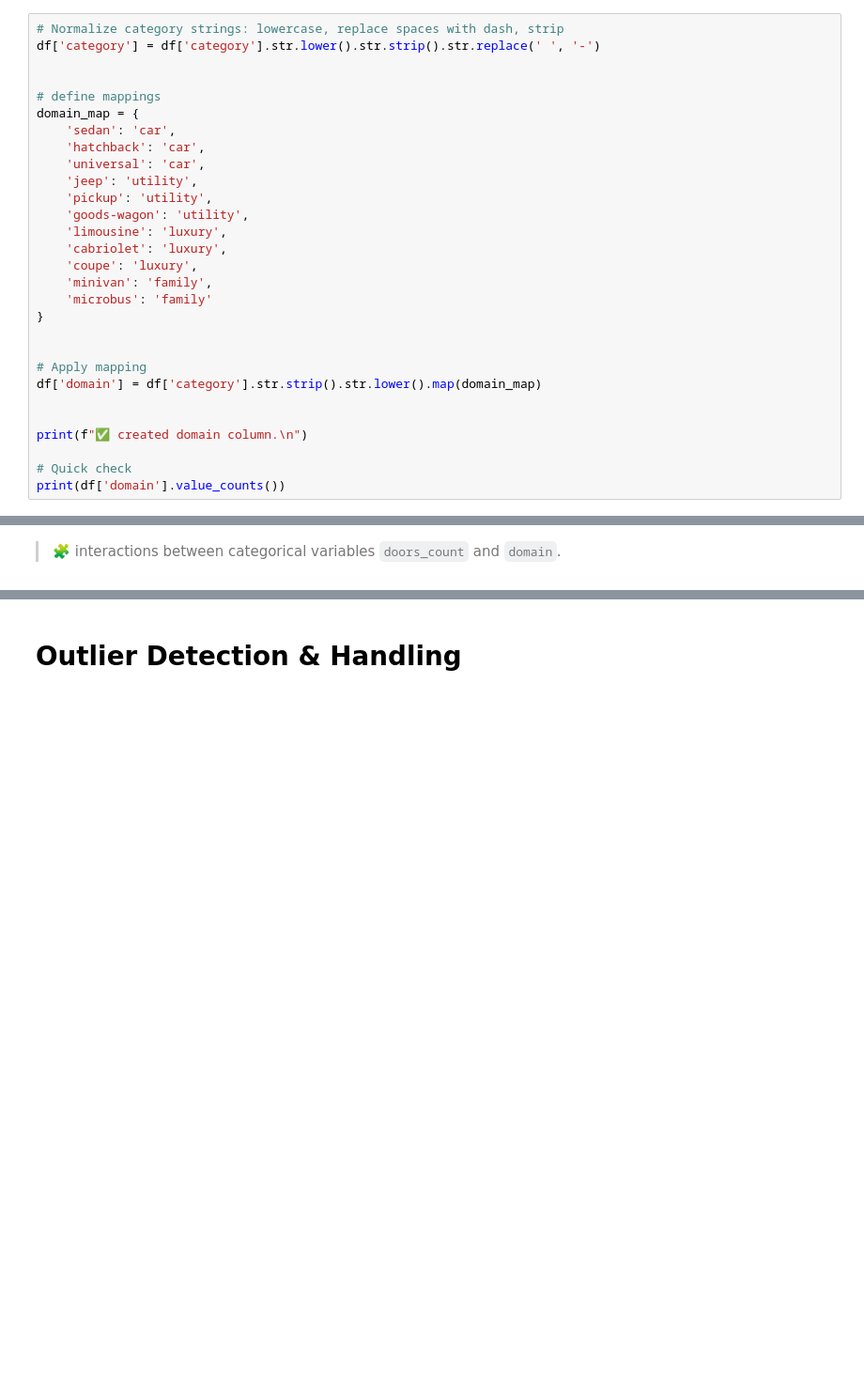
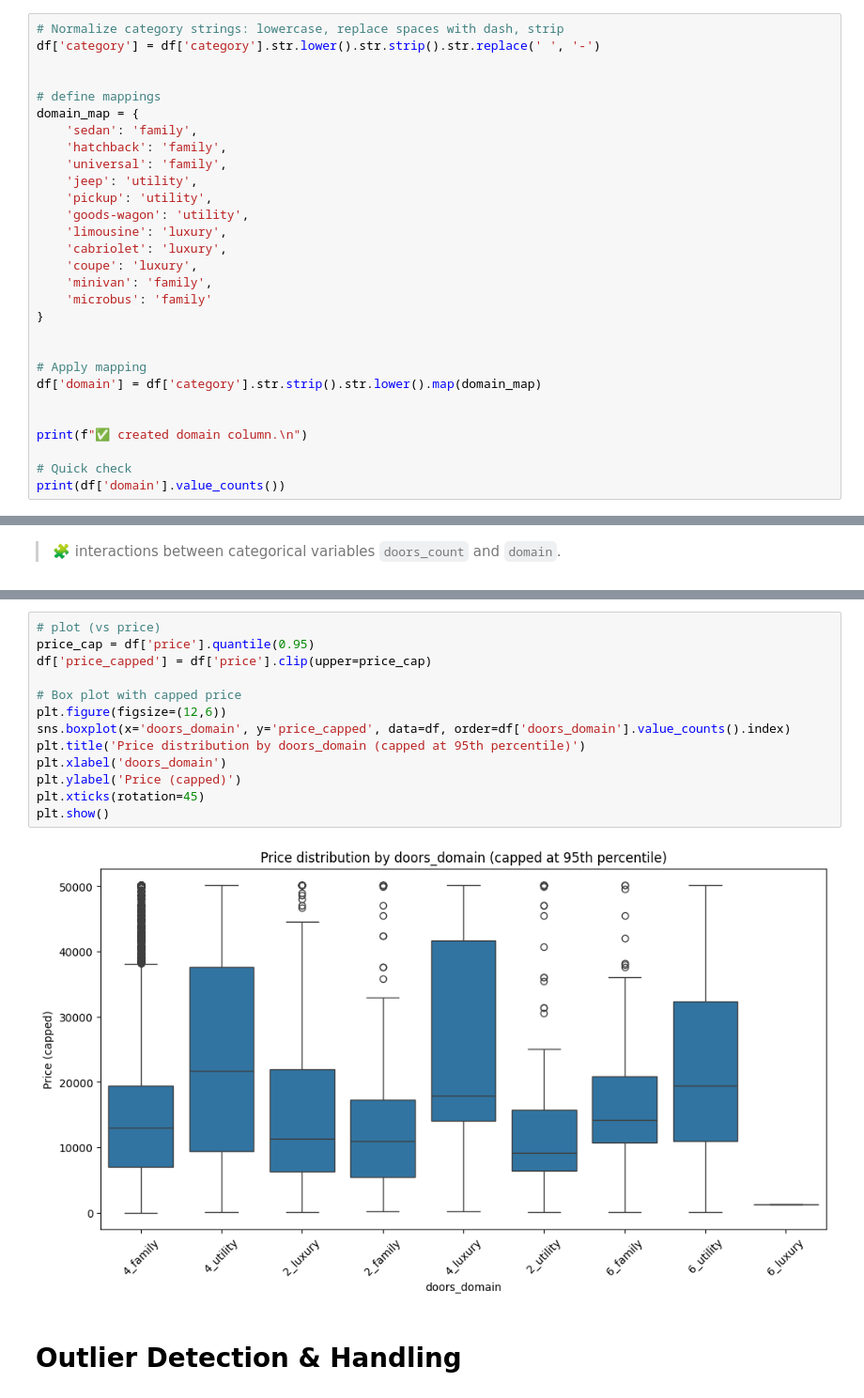
Before and after one commit to Mithula-cbw/Car-Price-Prediction, a Jupyter notebook: notebooks/Group_11_04_Preprocessing_and_Feature_Engineering.ipynb, the cells around one changed output, grey strips where cells are left out. Shown at 94% size. Drawn from its saved outputs; the diff is of its cells as text; blank space fills up the shorter version.

Commit message:
encode door_domain

```diff
--- a/notebooks/Group_11_04_Preprocessing_and_Feature_Engineering.ipynb
+++ b/notebooks/Group_11_04_Preprocessing_and_Feature_Engineering.ipynb
@@ -417,9 +417,9 @@ df['category'] = df['category'].str.lower().str.strip().str.replace(' ', '-')
 
 # define mappings
 domain_map = {
-    'sedan': 'car',
-    'hatchback': 'car',
-    'universal': 'car',
+    'sedan': 'family',
+    'hatchback': 'family',
+    'universal': 'family',
     'jeep': 'utility',
     'pickup': 'utility',
     'goods-wagon': 'utility',
@@ -528,4 +527,19 @@ doors_count  domain   doors_domain
 Name: count, dtype: int64
+# %%
+# plot (vs price)
+price_cap = df['price'].quantile(0.95)
+df['price_capped'] = df['price'].clip(upper=price_cap)
+
+# Box plot with capped price
+plt.figure(figsize=(12,6))
+sns.boxplot(x='doors_domain', y='price_capped', data=df, order=df['doors_domain'].value_counts().index)
+plt.title('Price distribution by doors_domain (capped at 95th percentile)')
+plt.xlabel('doors_domain')
+plt.ylabel('Price (capped)')
+plt.xticks(rotation=45)
+plt.show()
+# %% [output]
+[figure, added]
 # %% [markdown]
 # **Outlier Detection & Handling**
 # %%
```
Also changed, not shown: parts of 9 cells of this notebook.
